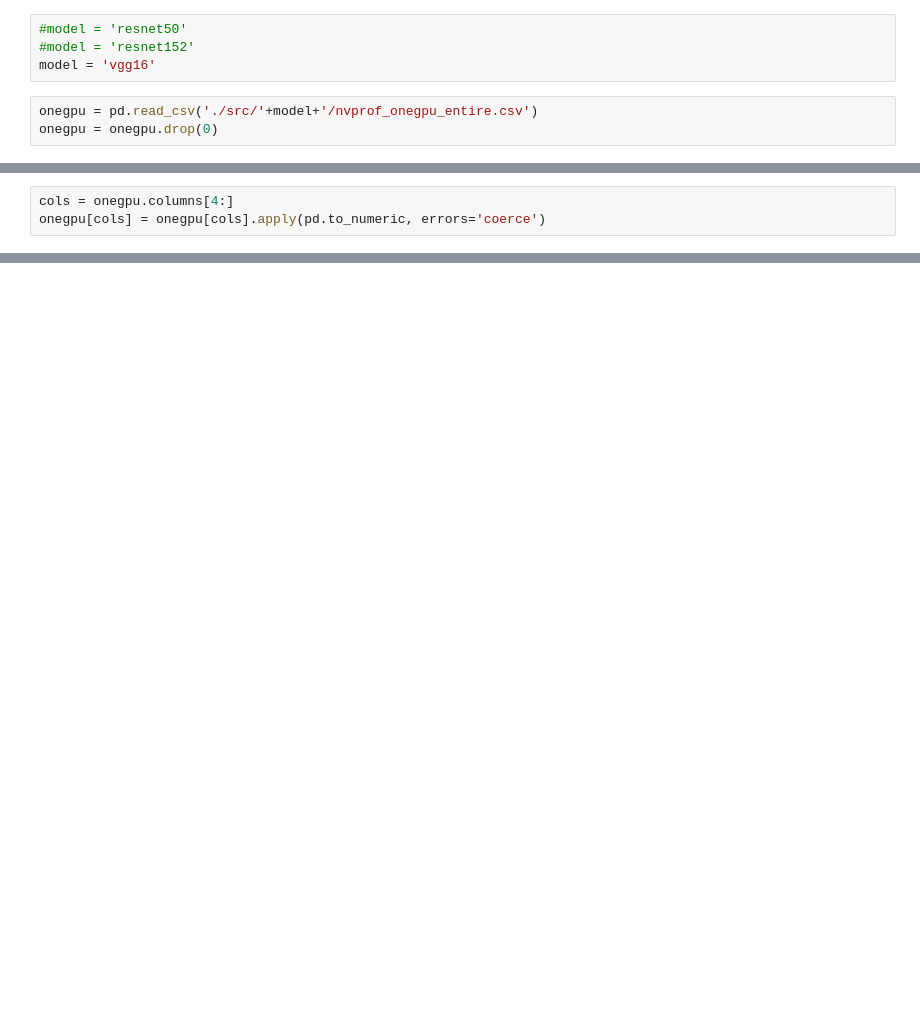
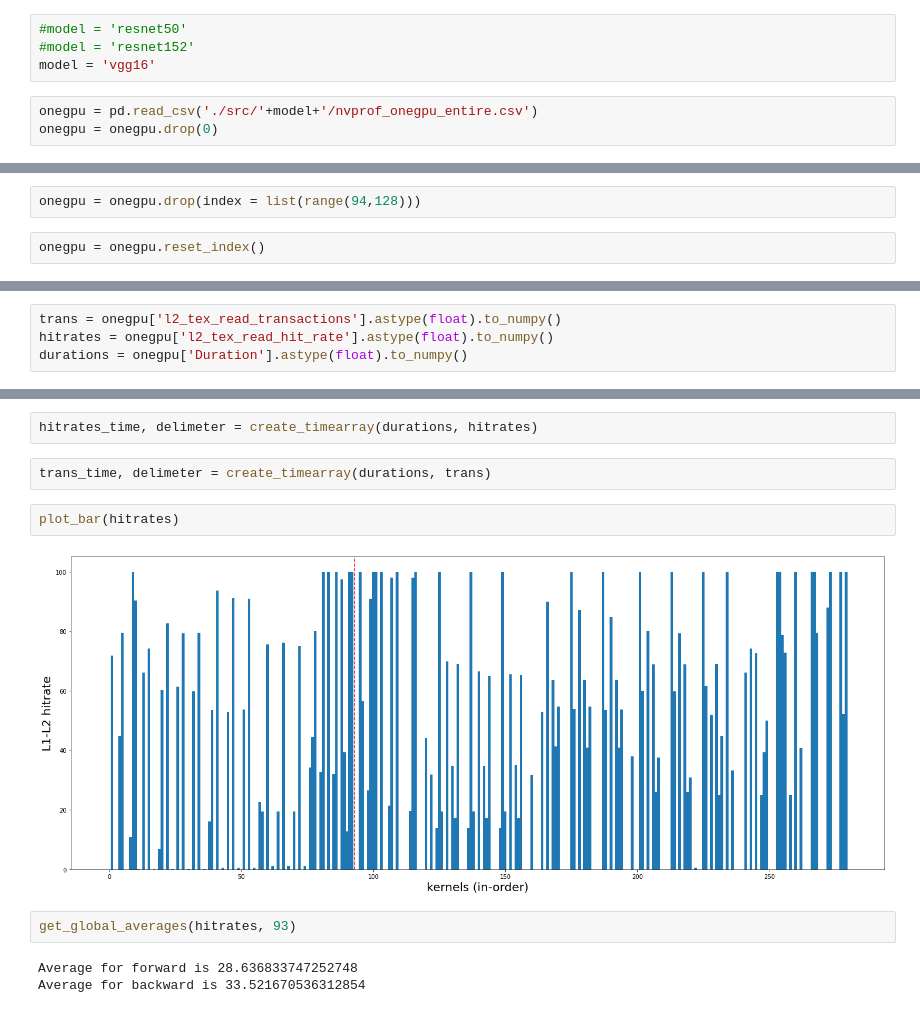
Before and after one commit to Yassawe/cacheThrashingVisualization, a Jupyter notebook: visualize.ipynb, the cells around one changed output, grey strips where cells are left out. Drawn from its saved outputs; the diff is of its cells as text; blank space fills up the shorter version.

```diff
--- a/visualize.ipynb
+++ b/visualize.ipynb
@@ -40,3 +29,0 @@ utils1 = get_utils(onegpu)
-# %%
-cols = onegpu.columns[4:]
-onegpu[cols] = onegpu[cols].apply(pd.to_numeric, errors='coerce')
@@ -93,0 +30,4 @@ plot_bar(trans4_nooverlap, 'L1-L2 transactions')
+# %%
+onegpu = onegpu.drop(index = list(range(94,128)))
+# %%
+onegpu = onegpu.reset_index()
@@ -93,0 +42,4 @@ plot_bar(trans4_nooverlap, 'L1-L2 transactions')
+# %%
+trans = onegpu['l2_tex_read_transactions'].astype(float).to_numpy()
+hitrates = onegpu['l2_tex_read_hit_rate'].astype(float).to_numpy()
+durations = onegpu['Duration'].astype(float).to_numpy()
@@ -93,0 +74,13 @@ plot_bar(trans4_nooverlap, 'L1-L2 transactions')
+# %%
+hitrates_time, delimeter = create_timearray(durations, hitrates)
+# %%
+trans_time, delimeter = create_timearray(durations, trans)
+# %%
+plot_bar(hitrates)
+# %% [output]
+[figure, added]
+# %%
+get_global_averages(hitrates, 93)
+# %% [output]
+Average for forward is 28.636833747252748
+Average for backward is 33.521670536312854
```
Also changed, not shown: parts of 36 cells of this notebook, 3 other files.
